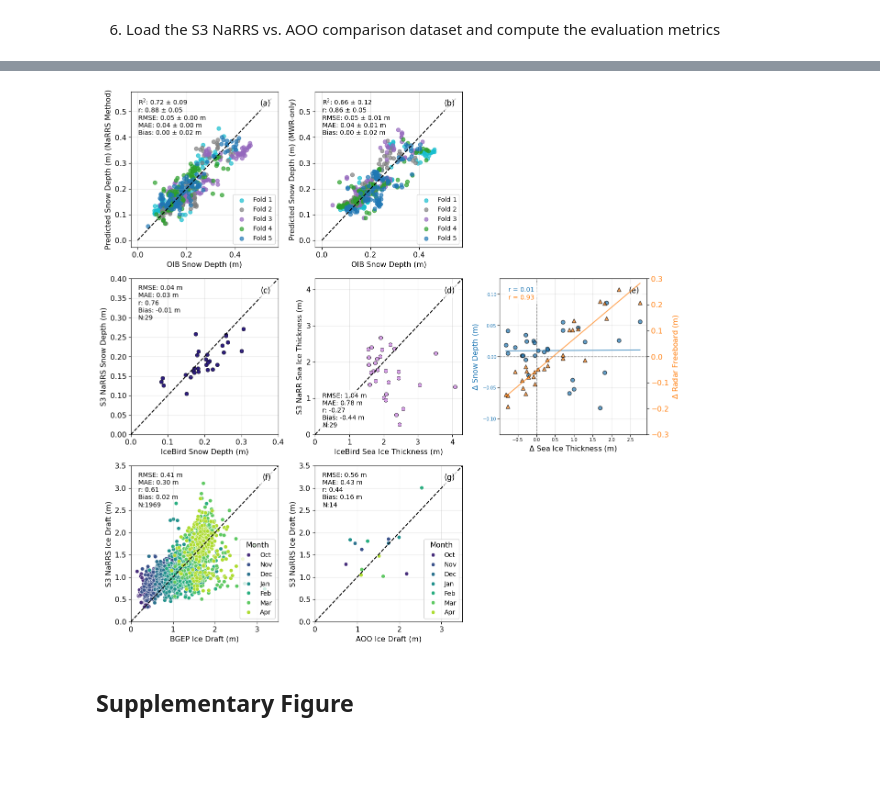
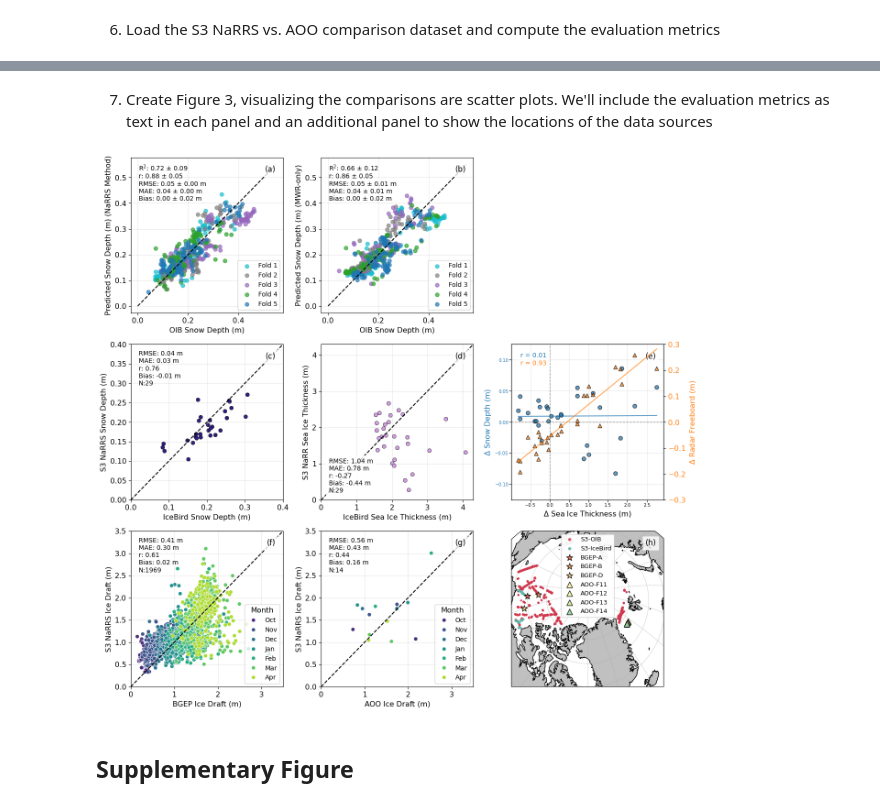
Before and after one commit to ConnorAJNelson/NaRRS, a Jupyter notebook: Manuscript_Main_Figures/PaperFig3.ipynb, the cells around one changed output, grey strips where cells are left out. Cells and saved outputs as stored; diff of their text form; code cells hidden in the pictures; blank space fills up the shorter version.

```diff
--- a/Manuscript_Main_Figures/PaperFig3.ipynb
+++ b/Manuscript_Main_Figures/PaperFig3.ipynb
@@ -113,6 +135,9 @@ bgep_metrics_df = pd.DataFrame({
     's3_draft': bgep_s3_draft_metrics,
     'mw99_draft': bgep_mw99_draft_metrics
 })
+
+#BGEP Locations
+bgep_mooring_coords = {'a': (-150,75), 'b': (-150,78), 'd': (-140,74)}
 # %% [markdown]
 6) Load the S3 NaRRS vs. AOO comparison dataset and compute the evaluation metrics
 # %%
@@ -126,3 +151,6 @@ aoo_metrics_df = pd.DataFrame({
     's3_draft': aoo_s3_draft_metrics,
     'mw99_draft': aoo_mw99_draft_metrics
 })
+
+#FAOO coords
+faoo_coords = pd.read_csv("../Data/faoo_avg_coords.csv")
@@ -286,6 +157,20 @@ plt.show()
+# %% [markdown]
+7) Create Figure 3, visualizing the comparisons are scatter plots. We'll include the evaluation metrics as text in each panel and an additional panel to show the locations of the data sources
 # %%
-fig, axs = plt.subplots(3, 3, figsize=(14.5, 15), gridspec_kw={'hspace': 0.2, 'wspace': 0.25})
-plt.rcParams.update({'font.size': 11.5})  # Increase the font size by 1
+loc_palette = sns.color_palette("Spectral", 10)
+
+fig, axs = plt.subplots(3, 3, figsize=(15, 15), gridspec_kw={'hspace': 0.2, 'wspace': 0.25})
+plt.rcParams.update({'font.size': 11.5})
+
+gs = axs[2, 2].get_subplotspec()
+axs[2, 2].remove()
+axs[2, 2] = fig.add_subplot(gs, projection=ccrs.NearsidePerspective(central_longitude=300.0,
+                                                                    central_latitude=80.0,
+                                                                    satellite_height=3578510,
+                                                                    false_easting=0,
+                                                                    false_northing=0,
+                                                                    globe=None))
+
 #top row: OIB cross-validation results
 #lhs: NaRRS method (multi-linear ridge regression with GR, LEW, TED features)
 ax = axs[0, 0]
@@ -409,7 +294,7 @@ ax.text(0.06, 0.9, f'r = {fb_sit_corr:.2f}', transform=ax.transAxes, fontsize=10
         bbox=dict(facecolor='white', alpha=0.5, edgecolor='white'))
 ax.text(0.95, 0.95, '(e)', transform=ax.transAxes, fontsize=12,
         verticalalignment='top', horizontalalignment='right',
-        bbox=dict(facecolor='white', alpha=0.8, edgecolor='white'), zorder=100)
+        bbox=dict(facecolor='white', alpha=0.8, edgecolor='white'), zorder=500)
 
 #bottom row: BGEP and AOO vs S3 NaRRS ice draft
 #lhs: BGEP vs S3 ice draft
@@ -427,35 +312,65 @@ ax.text(0.05, 0.96, f"RMSE: {bgep_metrics_df.loc[bgep_metrics_df['metric'] == 'r
                     transform=ax.transAxes, fontsize=10, verticalalignment='top')
 ax.set_xlim(0, 3.5)
 ax.set_ylim(0, 3.5)
 sns.move_legend(ax, "lower right", fontsize=10)
 ax.text(0.95, 0.95, '(f)', transform=ax.transAxes, fontsize=12,
         verticalalignment='top', horizontalalignment='right',
         bbox=dict(facecolor='white', alpha=0.8, edgecolor='white'))
 #rhs: AOO vs S3 ice draft
 ax = axs[2, 1]
 ax.grid(True, alpha=0.3)
 sns.scatterplot(data=aoo_df, x='draft', y='ice_draft_01', ax=ax, hue='Month', palette='viridis')
 ax.set_xlabel('AOO Ice Draft (m)')
 ax.set_ylabel('S3 NaRRS Ice Draft (m)')
 ax.plot([0, 4], [0, 4], 'k--')
 ax.text(0.05, 0.96, f"RMSE: {aoo_metrics_df.loc[aoo_metrics_df['metric'] == 'rmse', 's3_draft'].values[0]:.2f} m\n"
                     f"MAE: {aoo_metrics_df.loc[aoo_metrics_df['metric'] == 'mae', 's3_draft'].values[0]:.2f} m\n"
                     f"r: {aoo_metrics_df.loc[aoo_metrics_df['metric'] == 'r', 's3_draft'].values[0]:.2f}\n"
                     f"Bias: {aoo_metrics_df.loc[aoo_metrics_df['metric'] == 'bias', 's3_draft'].values[0]:.2f} m\n"
                     f"N:{int(aoo_metrics_df.loc[aoo_metrics_df['metric'] == 'count', 's3_draft'].values[0])}",
                     transform=ax.transAxes, fontsize=10, verticalalignment='top')
 ax.set_xlim(0, 3.5)
 ax.set_ylim(0, 3.5)
 sns.move_legend(ax, "lower right", fontsize=10)
 ax.text(0.95, 0.95, '(g)', transform=ax.transAxes, fontsize=12,
         verticalalignment='top', horizontalalignment='right',
         bbox=dict(facecolor='white', alpha=0.8, edgecolor='white'))
 
-axs[2, 2].axis('off')
+ax = axs[2, 2]
+ax.set_aspect('auto')
+# ax = plt.subplot(1, 2, 1, projection=ccrs.Orthographic(central_longitude=0, central_latitude=60.0, globe=None))
+ax.set_extent([-180, 180, 70, 90], ccrs.PlateCarree())
+ax.add_feature(cfeature.LAND, color='silver', edgecolor='black')
+ax.add_feature(cfeature.COASTLINE)
+
+#S3-OIB
+ax.scatter(xo_xr['lon_01'], xo_xr['lat_01'], transform=ccrs.PlateCarree(), zorder=100, label='S3-OIB', s=5, color=loc_palette[0], alpha=0.8)
+#S3-IceBird
+ax.scatter(icebird_df['lon'], icebird_df['lat'], transform=ccrs.PlateCarree(), zorder=100, label='S3-IceBird', s=8, color=loc_palette[8], alpha=0.9)
+#BGEP
+ax.scatter(*bgep_mooring_coords['a'], s=105, transform=ccrs.PlateCarree(), label='BGEP-A', color=loc_palette[1], marker='*',  alpha=0.9, edgecolors='black', linewidths=1, zorder=100)
+ax.scatter(*bgep_mooring_coords['b'], s=105, transform=ccrs.PlateCarree(), label='BGEP-B', color=loc_palette[2], marker='*',  alpha=0.9, edgecolors='black', linewidths=1, zorder=100)
+ax.scatter(*bgep_mooring_coords['d'], s=105, transform=ccrs.PlateCarree(), label='BGEP-D', color=loc_palette[3], marker='*',  alpha=0.9, edgecolors='black', linewidths=1, zorder=100)
+#FAOO
+ax.scatter(faoo_coords[faoo_coords['mooring'] == 'F11']['longitude'], faoo_coords[faoo_coords['mooring'] == 'F11']['latitude'],
+            s=80, color=loc_palette[4], transform=ccrs.PlateCarree(), label='AOO-F11', marker='^',  alpha=0.9, edgecolors='black', linewidths=1, zorder=100)
+ax.scatter(faoo_coords[faoo_coords['mooring'] == 'F12']['longitude'], faoo_coords[faoo_coords['mooring'] == 'F12']['latitude'],
+            s=80, color=loc_palette[5], transform=ccrs.PlateCarree(), label='AOO-F12', marker='^',  alpha=0.9, edgecolors='black', linewidths=1, zorder=100)
+ax.scatter(faoo_coords[faoo_coords['mooring'] == 'F13']['longitude'], faoo_coords[faoo_coords['mooring'] == 'F13']['latitude'],
+            s=80, color=loc_palette[6], transform=ccrs.PlateCarree(), label='AOO-F13', marker='^',  alpha=0.9, edgecolors='black', linewidths=1, zorder=100)
+ax.scatter(faoo_coords[faoo_coords['mooring'] == 'F14']['longitude'], faoo_coords[faoo_coords['mooring'] == 'F14']['latitude'],
+            s=80, color=loc_palette[7], transform=ccrs.PlateCarree(), label='AOO-F14', marker='^',  alpha=0.9, edgecolors='black', linewidths=1, zorder=100)
+ax.gridlines(xlocs=np.arange(-180, 180, 20), ylocs=np.arange(70, 90, 5), alpha=0.5)
+legend = ax.legend(loc='upper center', fontsize='small',framealpha=0.95)
+legend.legend_handles[0].set_sizes([15])
+legend.legend_handles[1].set_sizes([15])
+ax.text(0.95, 0.95, '(h)', transform=ax.transAxes, fontsize=12,
+        verticalalignment='top', horizontalalignment='right',
+        bbox=dict(facecolor='white', alpha=0.8, edgecolor='white'))
 plt.savefig('s3_snow_depth_and_sea_ice_thickness_multisource_evaluation_v3.png', bbox_inches='tight', dpi=300)
 plt.show()
 # %% [output]
-[figure, old version]
+[figure, new version]
 # %% [markdown]
 ## Supplementary Figure
 # %% [markdown]
```
Also changed, not shown: parts of 4 cells of this notebook, 7 other files.
